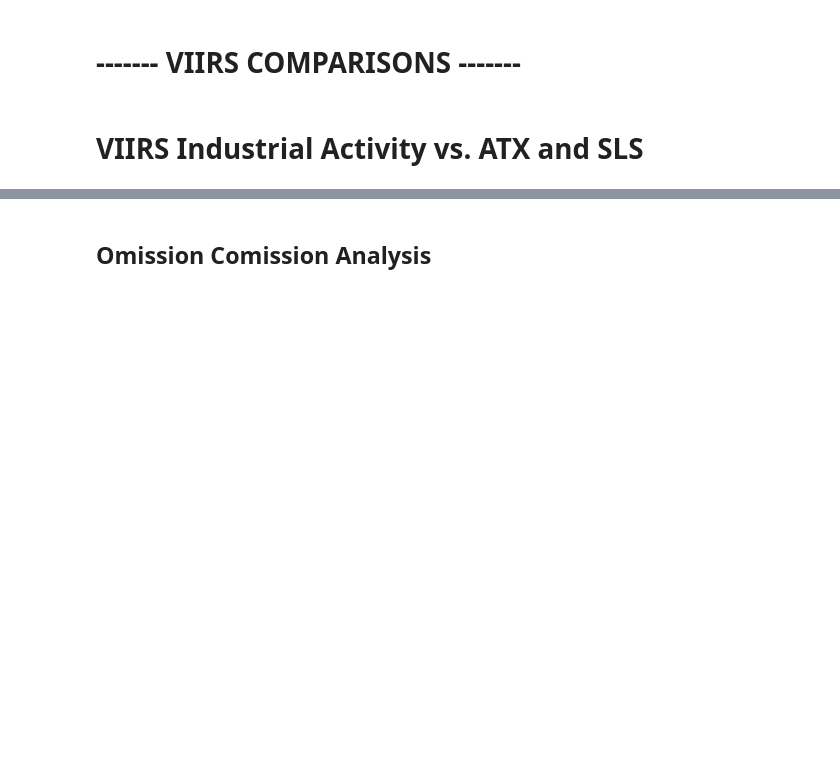
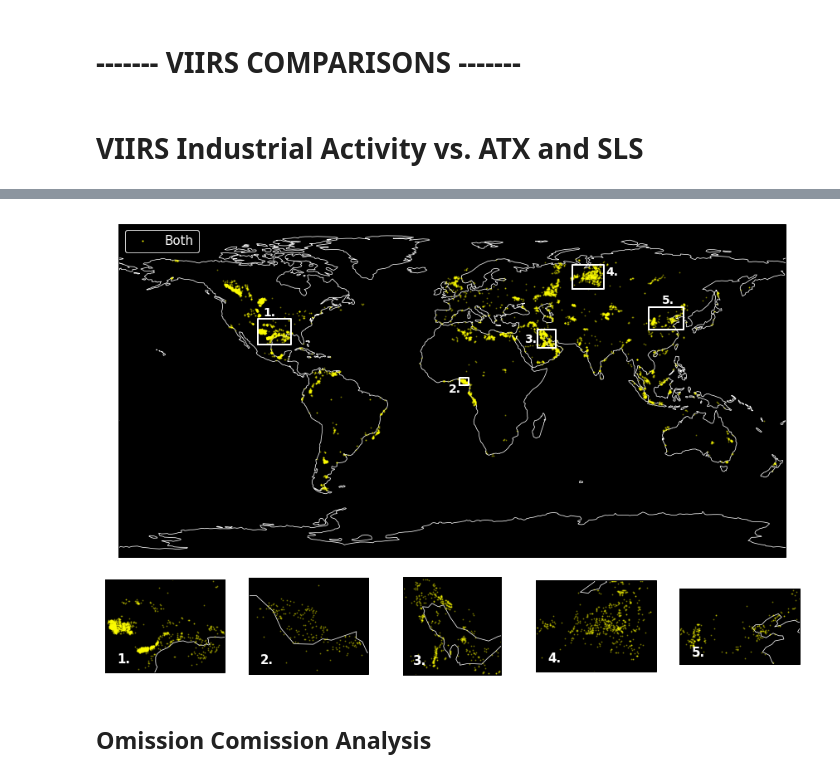
Before and after one commit to dnf0/kcl-globalgasflaring, a Jupyter notebook: notebooks/Paper Analysis Combined.ipynb, the cells around one changed output, grey strips where cells are left out. Drawn from its saved outputs; the diff is of its cells as text; code cells hidden in the pictures; blank space fills up the shorter version.

```diff
--- a/notebooks/Paper Analysis Combined.ipynb
+++ b/notebooks/Paper Analysis Combined.ipynb
@@ -706,5 +697,5 @@ plt.show()
 # %%
-def plot_location_comparison(atx_df, vir_df):
+def plot_location_comparison(atx_df, vir_df, both_df):
 
     plt.close('all')
     fig = plt.figure(figsize=(15,10))
@@ -732,16 +723,18 @@ def plot_location_comparison(atx_df, vir_df):
 
     # make main plot
     #ax_list[0].text(0.94, 0.92, lab, transform=ax_list[0].transAxes, fontsize=25, color='w')
-    ax_list[0].plot(vir_df.lons, vir_df.lats, 'o', color='cyan', markersize=1, alpha=0.3, label='VIIRS')
-    ax_list[0].plot(atx_df.lons, atx_df.lats, 'o', color='magenta', markersize=1, alpha=0.3, label='AATSR')
+    mask = (both_df.name_id == 4) & (both_df.is_flare == 1)
+    #ax_list[0].plot(atx_df.lons, atx_df.lats, 'o', color='magenta', markersize=1, alpha=0.3, label='AATSR')
+    #ax_list[0].plot(vir_df.lons, vir_df.lats, 'o', color='cyan', markersize=1, alpha=0.3, label='VIIRS')
+    ax_list[0].plot(both_df.lons.loc[mask], both_df.lats.loc[mask], 'o', color='yellow', markersize=1, alpha=0.3, label='Both')
 
     leg0 = ax_list[0].legend(loc = 2, scatterpoints = 1, prop={'size': 15,})
     leg0.get_frame().set_facecolor('k')
     for lh in leg0.legendHandles:
         lh._legmarker.set_alpha(1)
     plt.setp(leg0.get_texts(), color='w')
-    leg0.legendHandles[0]._sizes = [1500]
-    leg0.legendHandles[1]._sizes = [1500]
+    #leg0.legendHandles[0]._sizes = [1500]
+    #leg0.legendHandles[1]._sizes = [1500]
     #leg0.legendHandles[2]._sizes = [1500]
     leg0.get_frame().set_alpha(1)
     ax_list[0].add_artist(leg0)
@@ -756,8 +749,9 @@ def plot_location_comparison(atx_df, vir_df):
 
     # make alt plots
     for i, ax in enumerate(ax_list[1:]):
-        ax.plot(vir_df.lons, vir_df.lats, 'o', color='cyan', markersize=1, alpha=0.3)
-        ax.plot(atx_df.lons, atx_df.lats, 'o', color='magenta', markersize=1, alpha=0.3)
+        #ax.plot(atx_df.lons, atx_df.lats, 'o', color='magenta', markersize=1, alpha=0.3)
+        #ax.plot(vir_df.lons, vir_df.lats, 'o', color='cyan', markersize=1, alpha=0.3)
+        ax.plot(both_df.lons.loc[mask], both_df.lats.loc[mask], 'o', color='yellow', markersize=1, alpha=0.3)
         ax.text(0.1, 0.1, str(i+1)+'.', transform=ax.transAxes, fontproperties=font, fontsize=15, color='w')
 
     #plt.savefig(os.path.join(output_path, 'viirs_vs_ats_detections.png'), bbox_inches='tight', dpi=600)
@@ -813,6 +792,10 @@ viirs_types_with_sls = nearest_viirs_point(sls_hotspot_df_subset, viirs_industri
 # %%
 viirs_types_with_ats = viirs_types_with_ats[viirs_types_with_ats.distances < 0.1]
 viirs_types_with_sls = viirs_types_with_sls[viirs_types_with_sls.distances < 0.1]
+# %%
+plot_location_comparison(ats_hotspot_df_subset, viirs_industrial_df, viirs_types_with_ats)
+# %% [output]
+[figure, added]
 # %% [markdown]
 ## Omission Comission Analysis
 # %%
```
Also changed, not shown: parts of 33 cells of this notebook.
